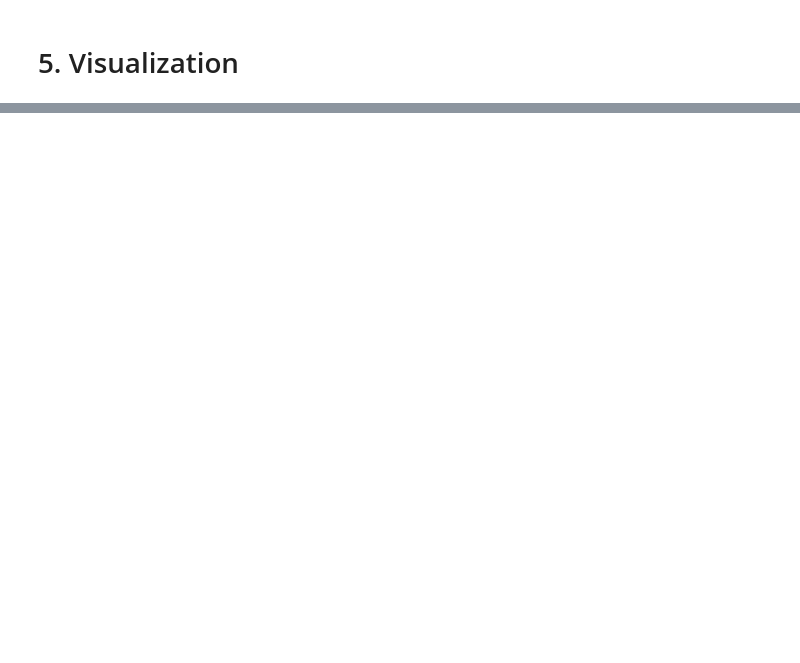
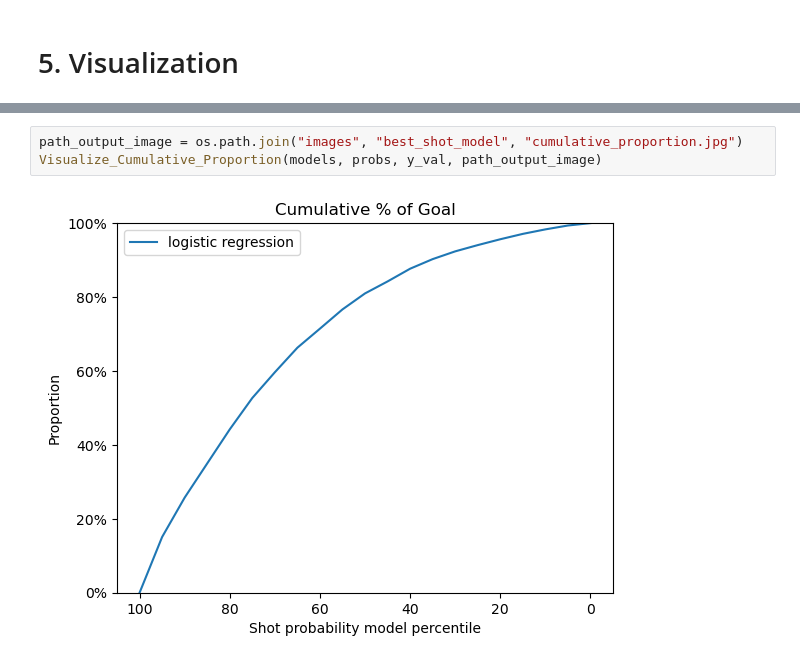
Before and after one commit to Arminhosseini/IFT6758_project, a Jupyter notebook: best_shot_model.ipynb, the cells around one changed output, grey strips where cells are left out. Saved outputs shown, nothing was run; the diff lists cells and outputs as text; blank space fills up the shorter version.

```diff
--- a/best_shot_model.ipynb
+++ b/best_shot_model.ipynb
@@ -473,0 +411,5 @@ COMET INFO: Still uploading 1 file(s), remaining 29.36 MB/57.48 MB
+# %%
+path_output_image = os.path.join("images", "best_shot_model", "cumulative_proportion.jpg")
+Visualize_Cumulative_Proportion(models, probs, y_val, path_output_image)
+# %% [output]
+[figure, added]
```
Also changed, not shown: parts of 49 cells of this notebook, 24 other files.
